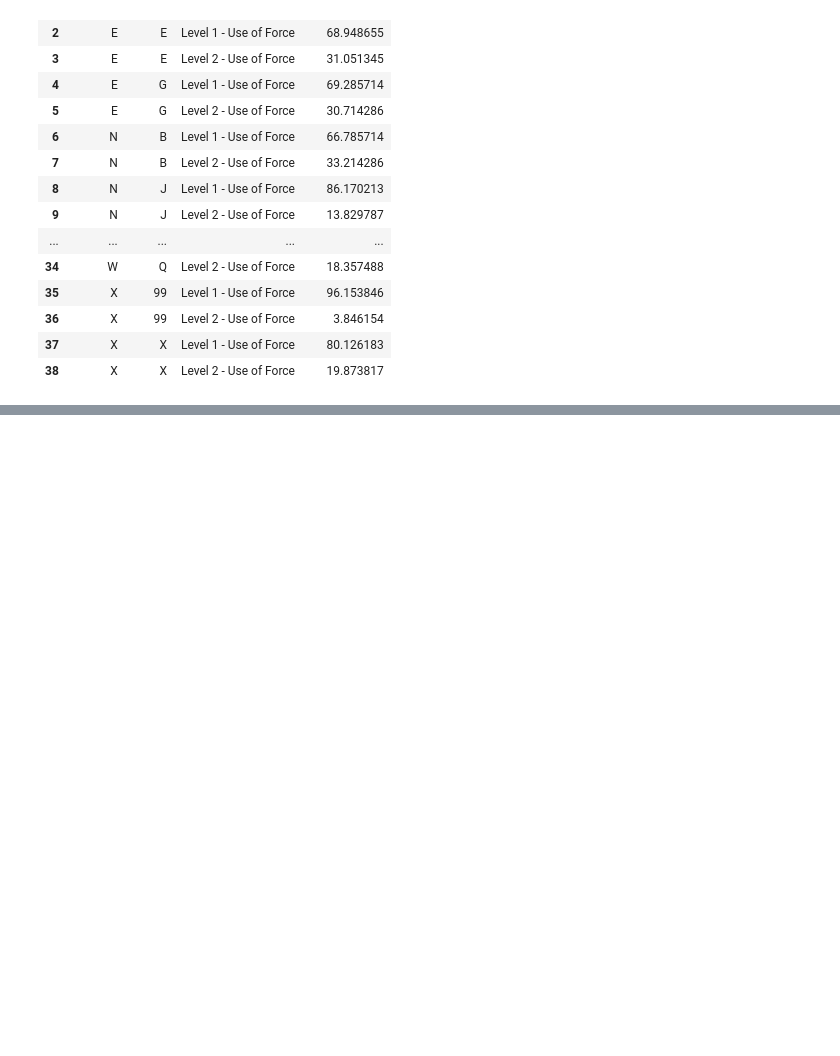
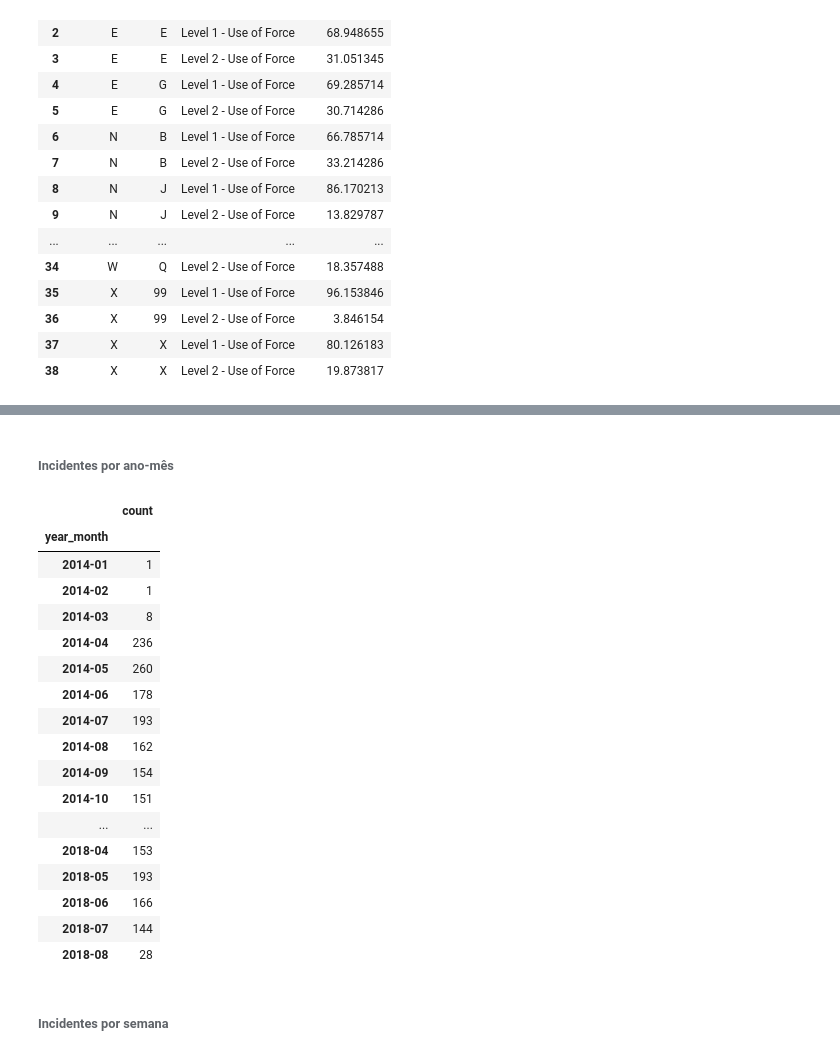
Before and after one commit to clairtonm/atlanticoDSTest, a Jupyter notebook: Notebooks/Untitled.ipynb, the cells around one changed output, grey strips where cells are left out. Drawn from its saved outputs; the diff is of its cells as text; code cells hidden in the pictures; blank space fills up the shorter version.

```diff
--- a/Notebooks/Untitled.ipynb
+++ b/Notebooks/Untitled.ipynb
@@ -149,0 +204,2 @@ sector_incidente_percent.reset_index()
+# %% [markdown]
+###### Incidentes por ano-mês
@@ -149,0 +210,29 @@ sector_incidente_percent.reset_index()
+# %%
+incident_date_year_month = incident_date.groupby(['year_month']).count()
+# %%
+incident_date_year_month['count'] = incident_date_year_month['Incident_Num']
+# %%
+incident_date_year_month = incident_date_year_month[['count']]
+# %%
+incident_date_year_month
+# %% [output]
+|  | count |
+| year_month |  |
+| 2014-01 | 1 |
+| 2014-02 | 1 |
+| 2014-03 | 8 |
+| 2014-04 | 236 |
+| 2014-05 | 260 |
+| 2014-06 | 178 |
+| 2014-07 | 193 |
+| 2014-08 | 162 |
+| 2014-09 | 154 |
+| 2014-10 | 151 |
+| ... | ... |
+| 2018-04 | 153 |
+| 2018-05 | 193 |
+| 2018-06 | 166 |
+| 2018-07 | 144 |
+| 2018-08 | 28 |
+# %% [markdown]
+###### Incidentes por semana
```
Also changed, not shown: parts of 37 cells of this notebook.
